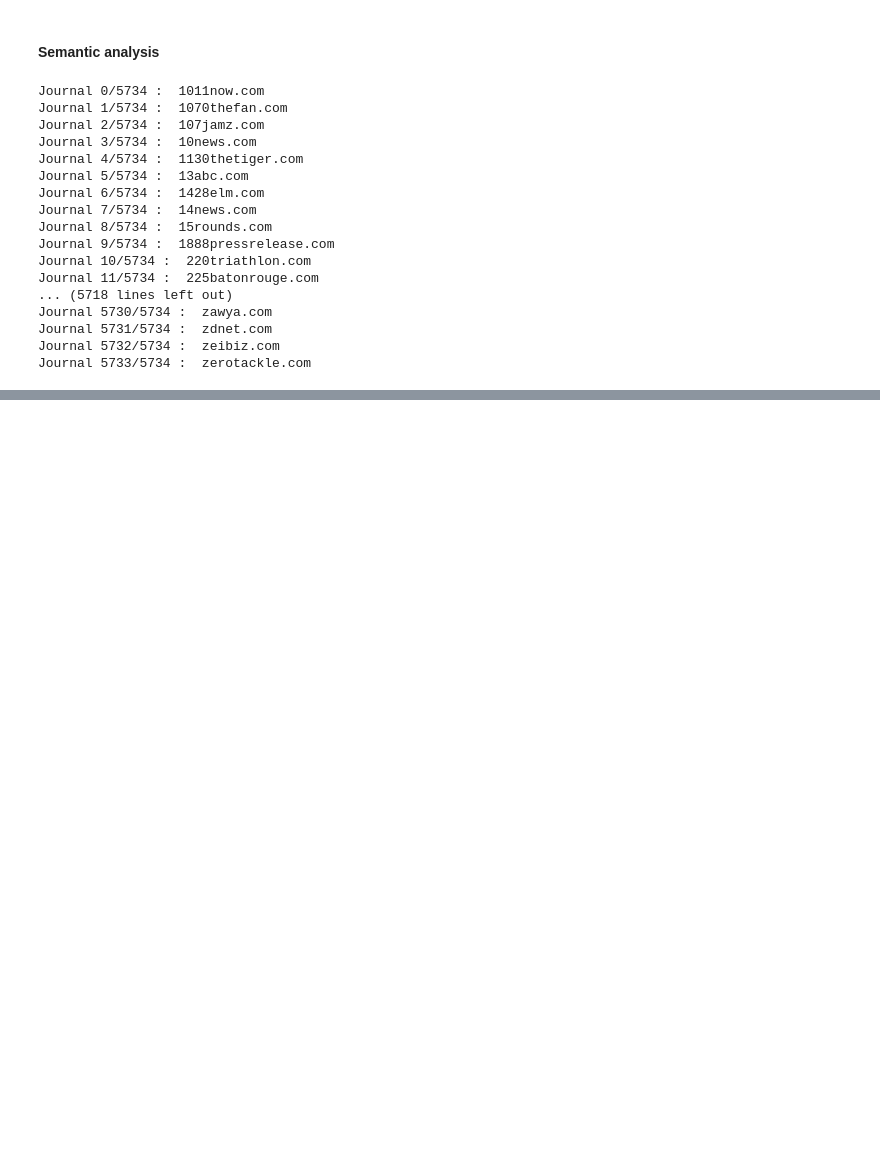
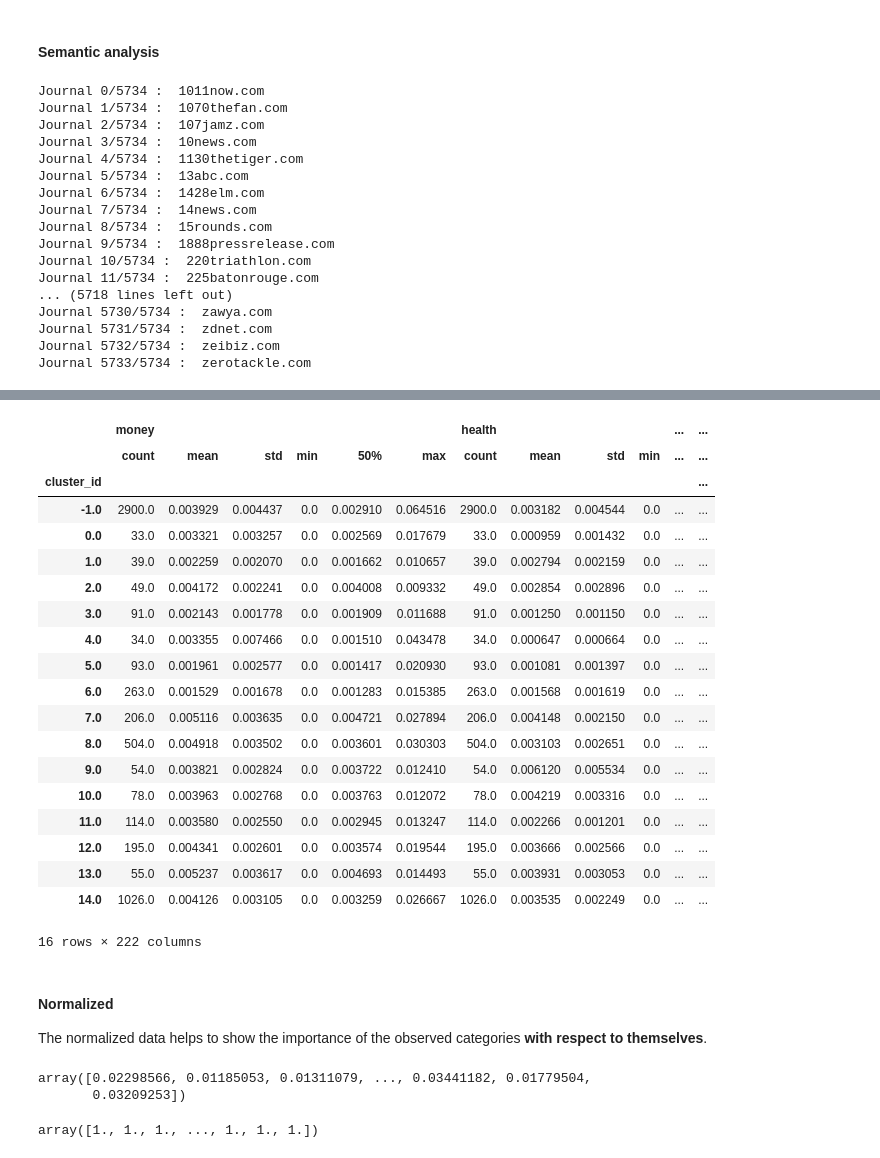
Before and after one commit to epfl-ada/ada-2021-project-improvise-adapt-overcome, a Jupyter notebook: src/Semantic Analysis.ipynb, the cells around one changed output, grey strips where cells are left out. Cells and saved outputs as stored; diff of their text form; code cells hidden in the pictures; blank space fills up the shorter version.

Commit message:
Updated semantic analysis

```diff
--- a/src/Semantic Analysis.ipynb
+++ b/src/Semantic Analysis.ipynb
@@ -165,0 +189,25 @@ Normalize?
+# %%
+# Group information by cluster
+cluster_semantics = journals.groupby('cluster_id').describe(percentiles=[])
+cluster_semantics
+# %% [output]
+|  | money |  |  |  |  |  | health |  |  |  | ... | ... |
+|  | count | mean | std | min | 50% | max | count | mean | std | min | ... | ... |
+| cluster_id |  |  |  |  |  |  |  |  |  |  |  | ... |
+| -1.0 | 2900.0 | 0.003929 | 0.004437 | 0.0 | 0.002910 | 0.064516 | 2900.0 | 0.003182 | 0.004544 | 0.0 | ... | ... |
+| 0.0 | 33.0 | 0.003321 | 0.003257 | 0.0 | 0.002569 | 0.017679 | 33.0 | 0.000959 | 0.001432 | 0.0 | ... | ... |
+| 1.0 | 39.0 | 0.002259 | 0.002070 | 0.0 | 0.001662 | 0.010657 | 39.0 | 0.002794 | 0.002159 | 0.0 | ... | ... |
+| 2.0 | 49.0 | 0.004172 | 0.002241 | 0.0 | 0.004008 | 0.009332 | 49.0 | 0.002854 | 0.002896 | 0.0 | ... | ... |
+| 3.0 | 91.0 | 0.002143 | 0.001778 | 0.0 | 0.001909 | 0.011688 | 91.0 | 0.001250 | 0.001150 | 0.0 | ... | ... |
+| 4.0 | 34.0 | 0.003355 | 0.007466 | 0.0 | 0.001510 | 0.043478 | 34.0 | 0.000647 | 0.000664 | 0.0 | ... | ... |
+| 5.0 | 93.0 | 0.001961 | 0.002577 | 0.0 | 0.001417 | 0.020930 | 93.0 | 0.001081 | 0.001397 | 0.0 | ... | ... |
+| 6.0 | 263.0 | 0.001529 | 0.001678 | 0.0 | 0.001283 | 0.015385 | 263.0 | 0.001568 | 0.001619 | 0.0 | ... | ... |
+| 7.0 | 206.0 | 0.005116 | 0.003635 | 0.0 | 0.004721 | 0.027894 | 206.0 | 0.004148 | 0.002150 | 0.0 | ... | ... |
+| 8.0 | 504.0 | 0.004918 | 0.003502 | 0.0 | 0.003601 | 0.030303 | 504.0 | 0.003103 | 0.002651 | 0.0 | ... | ... |
+| 9.0 | 54.0 | 0.003821 | 0.002824 | 0.0 | 0.003722 | 0.012410 | 54.0 | 0.006120 | 0.005534 | 0.0 | ... | ... |
+| 10.0 | 78.0 | 0.003963 | 0.002768 | 0.0 | 0.003763 | 0.012072 | 78.0 | 0.004219 | 0.003316 | 0.0 | ... | ... |
+| 11.0 | 114.0 | 0.003580 | 0.002550 | 0.0 | 0.002945 | 0.013247 | 114.0 | 0.002266 | 0.001201 | 0.0 | ... | ... |
+| 12.0 | 195.0 | 0.004341 | 0.002601 | 0.0 | 0.003574 | 0.019544 | 195.0 | 0.003666 | 0.002566 | 0.0 | ... | ... |
+| 13.0 | 55.0 | 0.005237 | 0.003617 | 0.0 | 0.004693 | 0.014493 | 55.0 | 0.003931 | 0.003053 | 0.0 | ... | ... |
+| 14.0 | 1026.0 | 0.004126 | 0.003105 | 0.0 | 0.003259 | 0.026667 | 1026.0 | 0.003535 | 0.002249 | 0.0 | ... | ... |
+16 rows × 222 columns
@@ -165,0 +217,17 @@ Normalize?
+# %% [markdown]
+#### Normalized
+The normalized data helps to show the importance of the observed categories **with respect to themselves**.
+# %%
+# Before normalization
+np.linalg.norm(journals[interesting_categories], axis=1)
+# %% [output]
+array([0.02298566, 0.01185053, 0.01311079, ..., 0.03441182, 0.01779504,
+       0.03209253])
+# %%
+normed_journals = journals.copy()
+norms_matrix = np.repeat(np.linalg.norm(journals[interesting_categories], axis=1).reshape(5734, 1), 37, axis=1)
+normed_journals[interesting_categories] = normed_journals[interesting_categories] / norms_matrix
+# After normalization
+np.linalg.norm(normed_journals[interesting_categories], axis=1)
+# %% [output]
+array([1., 1., 1., ..., 1., 1., 1.])
```
Also changed, not shown: parts of 16 cells of this notebook.
